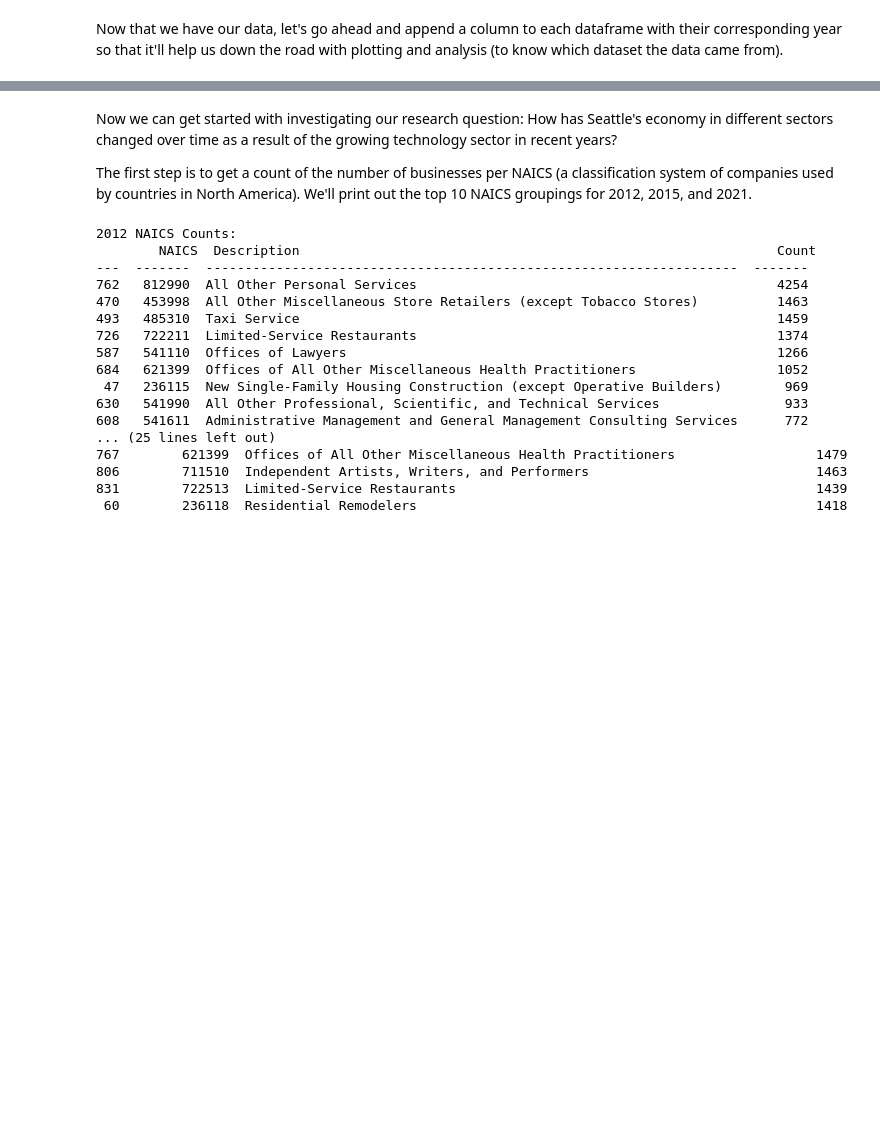
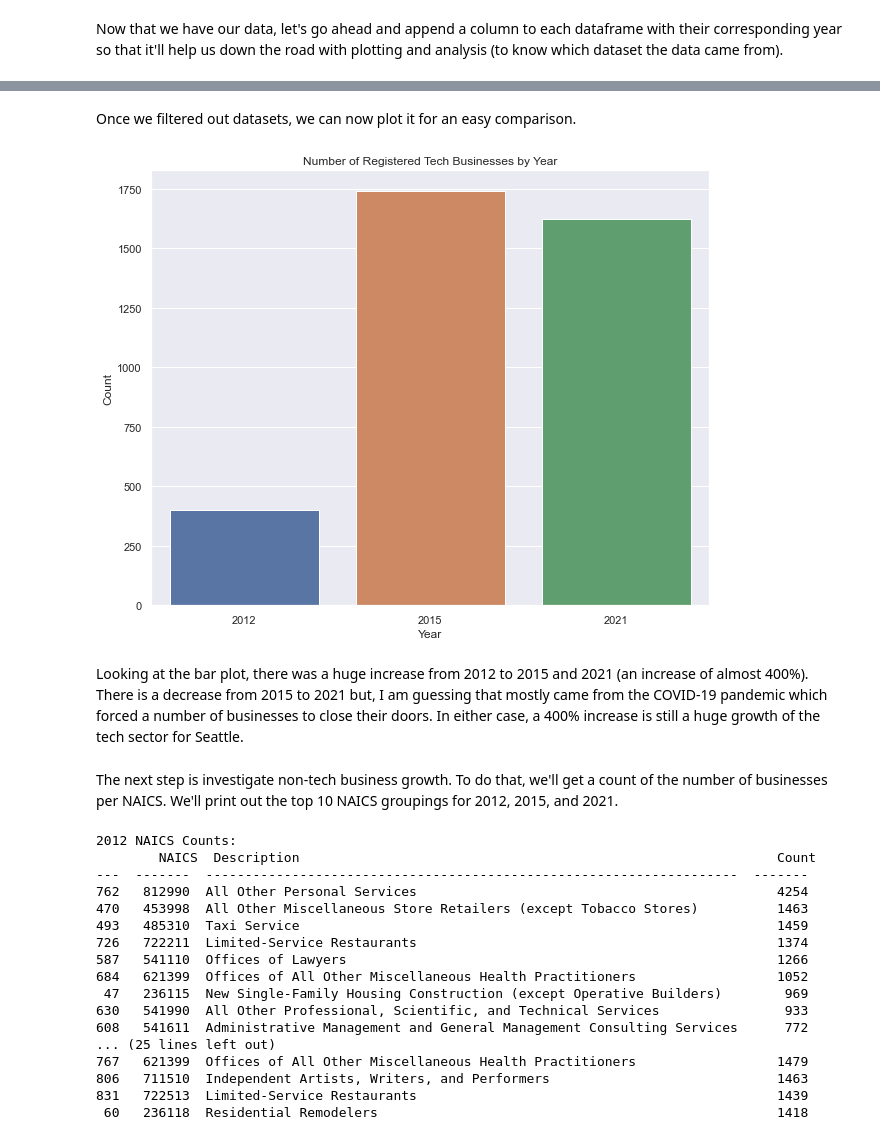
Before and after one commit to Krocketeer/HCDE410-Final-Project, a Jupyter notebook: main.ipynb, the cells around one changed output, grey strips where cells are left out. Cells and saved outputs as stored; diff of their text form; code cells hidden in the pictures; blank space fills up the shorter version.

Commit message:
Add plots for tech sectors and additional MD descriptions

```diff
--- a/main.ipynb
+++ b/main.ipynb
@@ -63,6 +66,11 @@ license_2012['year'] = 2012
 license_2015['year'] = 2015
 license_2021['year'] = 2021
 
+# Use common column names for all dataframes
+license_2012 = license_2012.rename({"naics_code": "NAICS", "NACISDesc": "Description"}, axis=1)
+license_2015 = license_2015.rename({"NAICS Code": "NAICS", "NAICS Description": "Description"}, axis=1)
+license_2021 = license_2021.rename({"NAICS Code": "NAICS", "NAICS Description": "Description"}, axis=1)
+
 print(f"2012 License Data: \n {tabulate(license_2012.head(10), headers=license_2012.columns)}")
 print()
 print(f"2015 License Data: \n {tabulate(license_2015.head(10), headers=license_2015.columns)}")
@@ -70,0 +127,23 @@ print(f"2021 License Data: \n {tabulate(license_2021.head(10), headers=license_2
+# %%
+def filter_tech(data):
+    """
+    Takes a Pandas Dataframe and filters it to only show tech businesses
+    :param data: Pandas Dataframe with NAICS data
+    :return: Pandas Dataframe
+    """
+    is_518210 = data["NAICS"] == 518210
+    is_541411 = data["NAICS"] == 541511
+    is_519130 = data["NAICS"] == 519310
+    is_511210 = data["NAICS"] == 511210
+
+    return data[is_518210 | is_541411 | is_519130 | is_511210]
+# %%
+tech_2012 = filter_tech(license_2012)
+tech_2015 = filter_tech(license_2015)
+tech_2021 = filter_tech(license_2021)
+
+print(f"2012 Tech Businesses: \n {tabulate(tech_2012.head(10), headers=tech_2012.columns)}")
+print()
+print(f"2015 Tech Businesses: \n {tabulate(tech_2015.head(10), headers=tech_2015.columns)}")
+print()
+print(f"2021 Tech Businesses: \n {tabulate(tech_2021.head(10), headers=tech_2021.columns)}")
@@ -71,8 +168,23 @@ print(f"2021 License Data: \n {tabulate(license_2021.head(10), headers=license_2
+# %% [markdown]
+Once we filtered out datasets, we can now plot it for an easy comparison.
+# %%
+tech = pd.concat([tech_2012, tech_2015, tech_2021])
+tech_size = tech.groupby("year").size().reset_index(name="Count")
+# tech_size
+
+fig, ax = plt.subplots(figsize=(10, 8))
+sns.barplot(x="year", y="Count", ax=ax, data=tech_size)
+plt.title("Number of Registered Tech Businesses by Year")
+plt.xlabel("Year")
+plt.show()
+# %% [output]
+[figure, added]
+# %% [markdown]
+Looking at the bar plot, there was a huge increase from 2012 to 2015 and 2021 (an increase of almost
+400%). There is a decrease from 2015 to 2021 but, I am guessing that mostly came from the COVID-19
+pandemic which forced a number of businesses to close their doors. In either case, a 400% increase
+is still a huge growth of the tech sector for Seattle.
 # %% [markdown]
-Now we can get started with investigating our research question:
-How has Seattle's economy in different sectors changed over time as a result of the growing technology sector in recent years?
-
-The first step is to get a count of the number of businesses per NAICS (a classification system of
-companies used by countries in North America). We'll print out the top 10 NAICS groupings for 2012,
-2015, and 2021.
+The next step is investigate non-tech business growth. To do that, we'll get a count of the number
+of businesses per NAICS. We'll print out the top 10 NAICS groupings for 2012, 2015, and 2021.
 # %%
```
Also changed, not shown: parts of 14 cells of this notebook.
